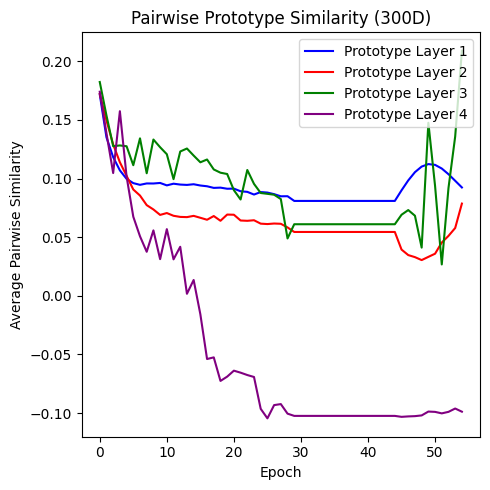
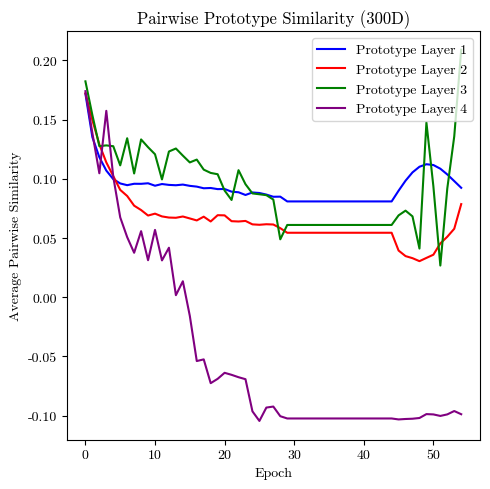
Unified diff of the notebook cell whose output changed from the first chart to the second:
--- before
+++ after
@@ -1,6 +1,7 @@
[email redacted]_grad()
 def prototype_evolution(dim):
 
-    epoch_sims = [[] for _ in range(len(model.prototype_layers))]
-    
+    epoch_sims = [[] for _ in range(4)]
+
     for epoch, m in MODELS[dim].items():
         if isinstance(m, nn.DataParallel):
@@ -21,18 +22,18 @@
             off_diag_mask = ~torch.eye(n, dtype = torch.bool, device = sim.device)
             off_diag = sim[off_diag_mask]
-            epoch_sims[layer_idx].append(off_diag.mean())
+            epoch_sims[layer_idx].append(off_diag.mean().cpu())
 
     return epoch_sims
 
-fig, axs = plt.subplots(1, len(REPR_DIMS), figsize = (5, 5), tight_layout = True)
+fig, ax = plt.subplots(1, len(REPR_DIMS), figsize = (5, 5), tight_layout = True)
 
 for i, dim in enumerate(REPR_DIMS):
     sims = prototype_evolution(dim)
-    colors = plt.cm.jet(np.linspace(0, 1, len(sims)))
-    for layer_idx, layer_sims in enumerate(sims): 
-        axs[i].plot(layer_sims, color = colors[layer_idx], label = f'Prototype Layer {layer_idx + 1}')
-    
-    axs[i].set_title(f'Pairwise Prototype Similarity ({dim}D)')
-    axs[i].set_xlabel('Epoch')
-    axs[i].set_ylabel('Average Pairwise Similarity')
-    axs[i].legend(loc = 'upper right')
+    colors = ['blue', 'red', 'green', 'purple']
+    for layer_idx, layer_sims in enumerate(sims):
+        ax.plot(layer_sims, color = colors[layer_idx], label = f'Prototype Layer {layer_idx + 1}')
+
+    ax.set_title(f'Pairwise Prototype Similarity ({dim}D)')
+    ax.set_xlabel('Epoch')
+    ax.set_ylabel('Average Pairwise Similarity')
+    ax.legend(loc = 'upper right')

Commit: Created using Colab